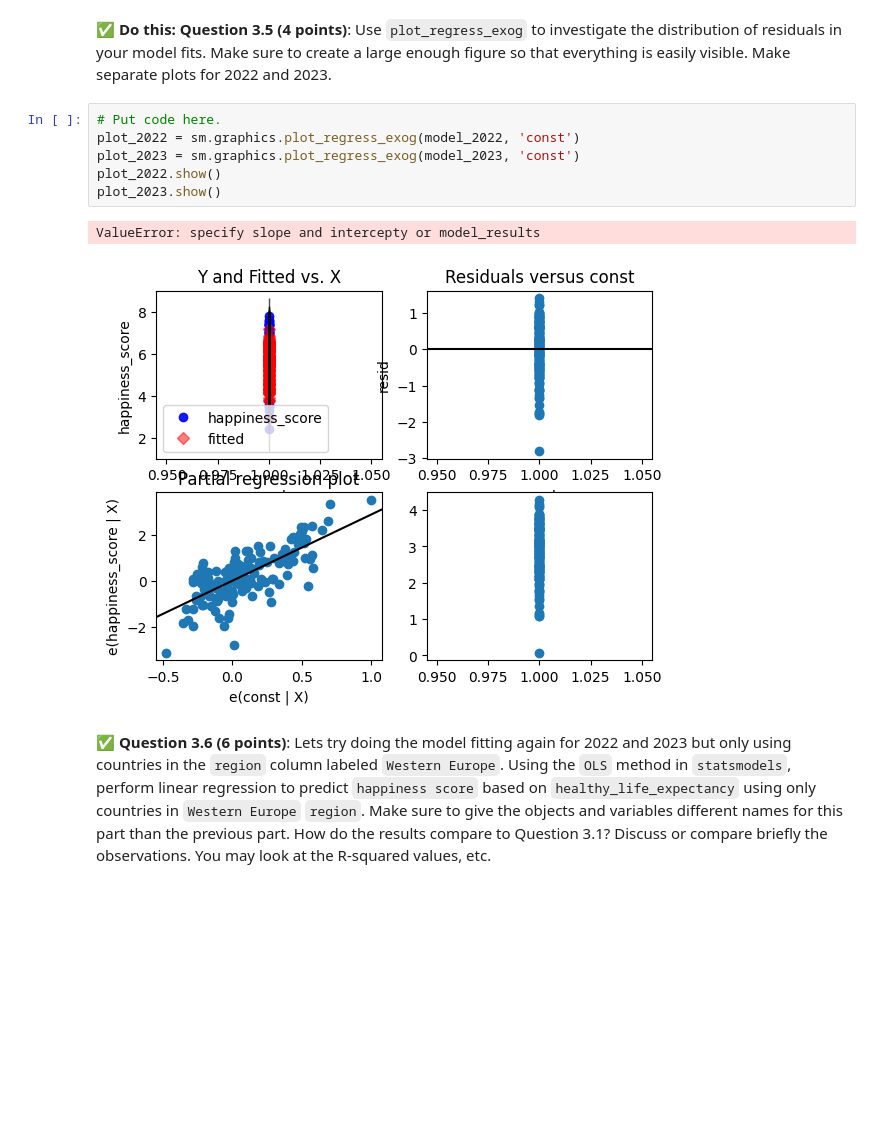
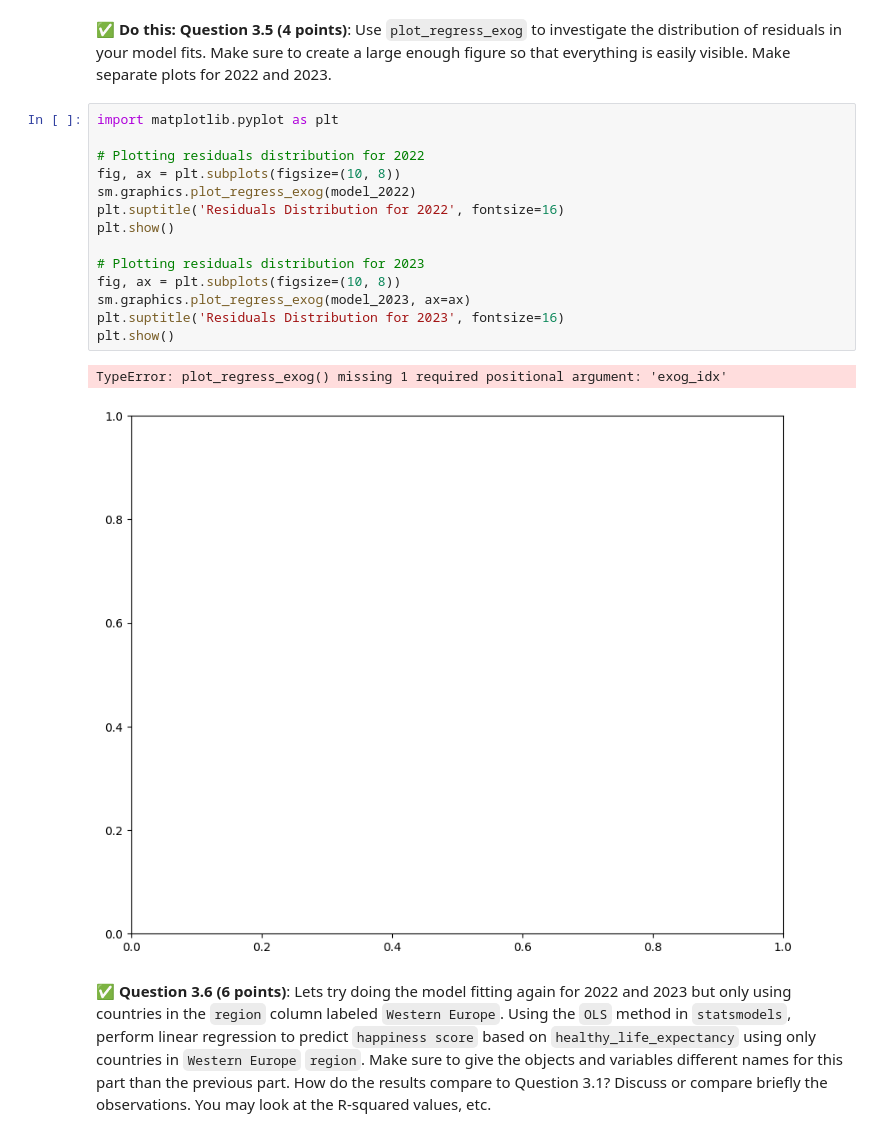
Before and after one commit to zakkoz1/CMSE202-f23-turnin, a Jupyter notebook: hw03/HW-03_Regression-S24-STUDENT.ipynb, the cells around one changed output. Saved outputs shown, nothing was run; the diff lists cells and outputs as text; blank space fills up the shorter version.

```diff
--- a/hw03/HW-03_Regression-S24-STUDENT.ipynb
+++ b/hw03/HW-03_Regression-S24-STUDENT.ipynb
@@ -203,15 +201,23 @@ Text(0.5, 1.0, 'Happiness Score vs Healthy Life Expectancy')
 <font size=+3>&#9998;</font> the predictions are generally better in 2023 because the r squared value is higher.
 # %% [markdown]
 **&#9989; Do this:** **Question 3.5 (4 points)**: Use `plot_regress_exog` to investigate the distribution of residuals in your model fits. Make sure to create a large enough figure so that everything is easily visible. Make separate plots for 2022 and 2023.
-# %%
-# Put code here.
-plot_2022 = sm.graphics.plot_regress_exog(model_2022, 'const')
-plot_2023 = sm.graphics.plot_regress_exog(model_2023, 'const')
-plot_2022.show()
-plot_2023.show()
-# %% [output]
-ValueError: specify slope and intercepty or model_results
-[figure, removed]
+# %%
+import matplotlib.pyplot as plt
+
+# Plotting residuals distribution for 2022
+fig, ax = plt.subplots(figsize=(10, 8))
+sm.graphics.plot_regress_exog(model_2022)
+plt.suptitle('Residuals Distribution for 2022', fontsize=16)
+plt.show()
+
+# Plotting residuals distribution for 2023
+fig, ax = plt.subplots(figsize=(10, 8))
+sm.graphics.plot_regress_exog(model_2023, ax=ax)
+plt.suptitle('Residuals Distribution for 2023', fontsize=16)
+plt.show()
+# %% [output]
+TypeError: plot_regress_exog() missing 1 required positional argument: 'exog_idx'
+[figure, added]
 # %% [markdown]
 &#9989;  **Question 3.6 (6 points)**: Lets try doing the model fitting again for 2022 and 2023 but only using countries in the `region` column labeled `Western Europe`. Using the `OLS` method in `statsmodels`, perform linear regression to predict `happiness score` based on `healthy_life_expectancy` using only countries in `Western Europe` `region`. Make sure to give the objects and variables different names for this part than the previous part. How do the results compare to Question 3.1? Discuss or compare briefly the observations. You may look at the R-squared values, etc.
 # %%
```
Also changed, not shown: parts of 22 cells of this notebook.
